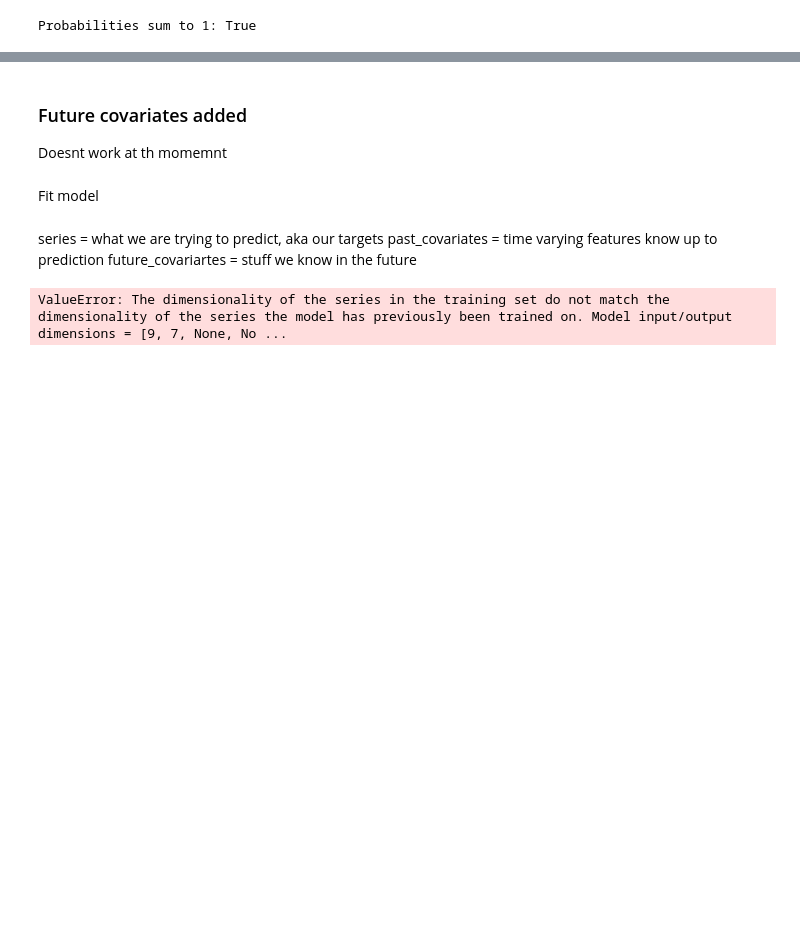
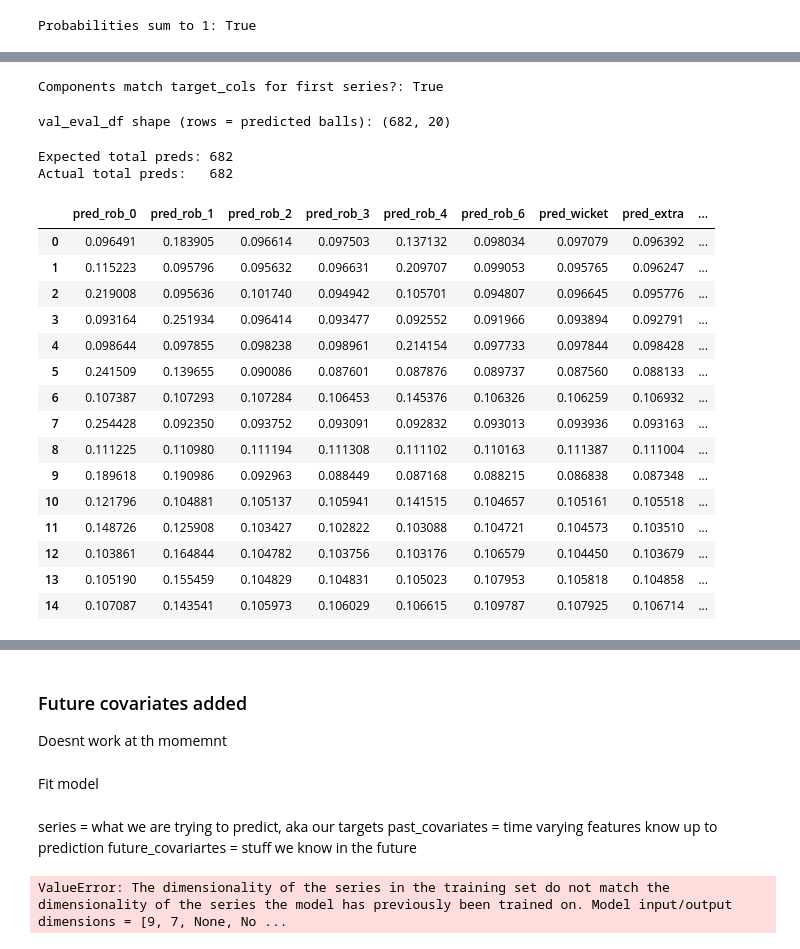
Before and after one commit to GBaugniet/cricketmodel, a Jupyter notebook: Cricket_Prediction_Model (4).ipynb, the cells around one changed output, grey strips where cells are left out. Cells and saved outputs as stored; diff of their text form; code cells hidden in the pictures; blank space fills up the shorter version.

```diff
--- a/Cricket_Prediction_Model (4).ipynb
+++ b/Cricket_Prediction_Model (4).ipynb
@@ -1066,0 +1155,39 @@ Probabilities sum to 1: True
+# %%
+# confirm the component order in the series matches target_cols
+print("Components match target_cols for first series?:", list(val_targets[0].components) == TARGET_COLS)
+# %% [output]
+Components match target_cols for first series?: True
+# %%
+print("val_eval_df shape (rows = predicted balls):", val_eval_df.shape)
+# %% [output]
+val_eval_df shape (rows = predicted balls): (682, 20)
+# %%
+L = model.input_chunk_length  # 30 at the mo
+expected_total = sum(max(0, len(s) - L) for s in val_targets)
+actual_total = len(val_eval_df)
+
+print("Expected total preds:", expected_total)
+print("Actual total preds:  ", actual_total)
+# %% [output]
+Expected total preds: 682
+Actual total preds:   682
+# %%
+# this df has one row for each predicted ball, it shows the probabilities of each target varibale for that ball as well as the true outcome of the ball
+val_eval_df.head(15)
+# %% [output]
+|  | pred_rob_0 | pred_rob_1 | pred_rob_2 | pred_rob_3 | pred_rob_4 | pred_rob_6 | pred_wicket | pred_extra | ... |
+| 0 | 0.096491 | 0.183905 | 0.096614 | 0.097503 | 0.137132 | 0.098034 | 0.097079 | 0.096392 | ... |
+| 1 | 0.115223 | 0.095796 | 0.095632 | 0.096631 | 0.209707 | 0.099053 | 0.095765 | 0.096247 | ... |
+| 2 | 0.219008 | 0.095636 | 0.101740 | 0.094942 | 0.105701 | 0.094807 | 0.096645 | 0.095776 | ... |
+| 3 | 0.093164 | 0.251934 | 0.096414 | 0.093477 | 0.092552 | 0.091966 | 0.093894 | 0.092791 | ... |
+| 4 | 0.098644 | 0.097855 | 0.098238 | 0.098961 | 0.214154 | 0.097733 | 0.097844 | 0.098428 | ... |
+| 5 | 0.241509 | 0.139655 | 0.090086 | 0.087601 | 0.087876 | 0.089737 | 0.087560 | 0.088133 | ... |
+| 6 | 0.107387 | 0.107293 | 0.107284 | 0.106453 | 0.145376 | 0.106326 | 0.106259 | 0.106932 | ... |
+| 7 | 0.254428 | 0.092350 | 0.093752 | 0.093091 | 0.092832 | 0.093013 | 0.093936 | 0.093163 | ... |
+| 8 | 0.111225 | 0.110980 | 0.111194 | 0.111308 | 0.111102 | 0.110163 | 0.111387 | 0.111004 | ... |
+| 9 | 0.189618 | 0.190986 | 0.092963 | 0.088449 | 0.087168 | 0.088215 | 0.086838 | 0.087348 | ... |
+| 10 | 0.121796 | 0.104881 | 0.105137 | 0.105941 | 0.141515 | 0.104657 | 0.105161 | 0.105518 | ... |
+| 11 | 0.148726 | 0.125908 | 0.103427 | 0.102822 | 0.103088 | 0.104721 | 0.104573 | 0.103510 | ... |
+| 12 | 0.103861 | 0.164844 | 0.104782 | 0.103756 | 0.103176 | 0.106579 | 0.104450 | 0.103679 | ... |
+| 13 | 0.105190 | 0.155459 | 0.104829 | 0.104831 | 0.105023 | 0.107953 | 0.105818 | 0.104858 | ... |
+| 14 | 0.107087 | 0.143541 | 0.105973 | 0.106029 | 0.106615 | 0.109787 | 0.107925 | 0.106714 | ... |
```
Also changed, not shown: parts of 16 cells of this notebook, 1 other file.
